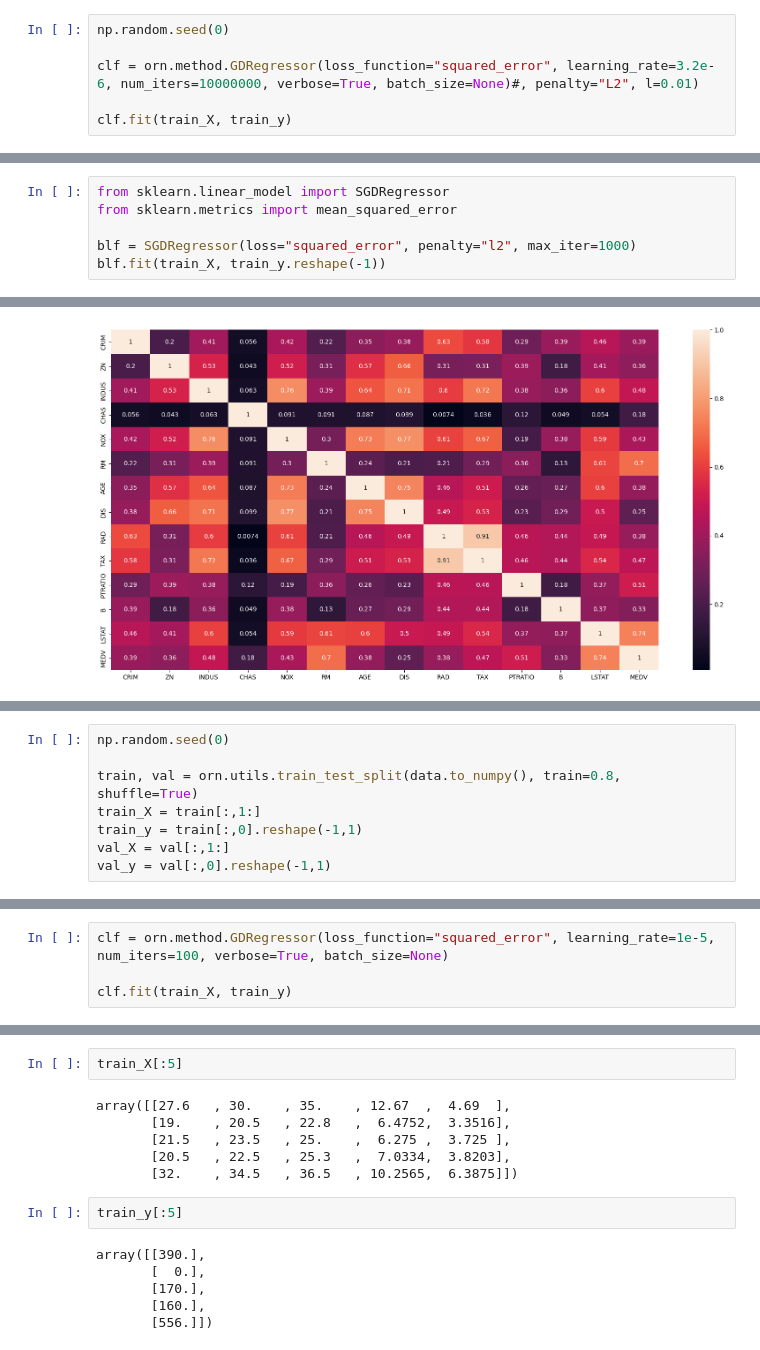
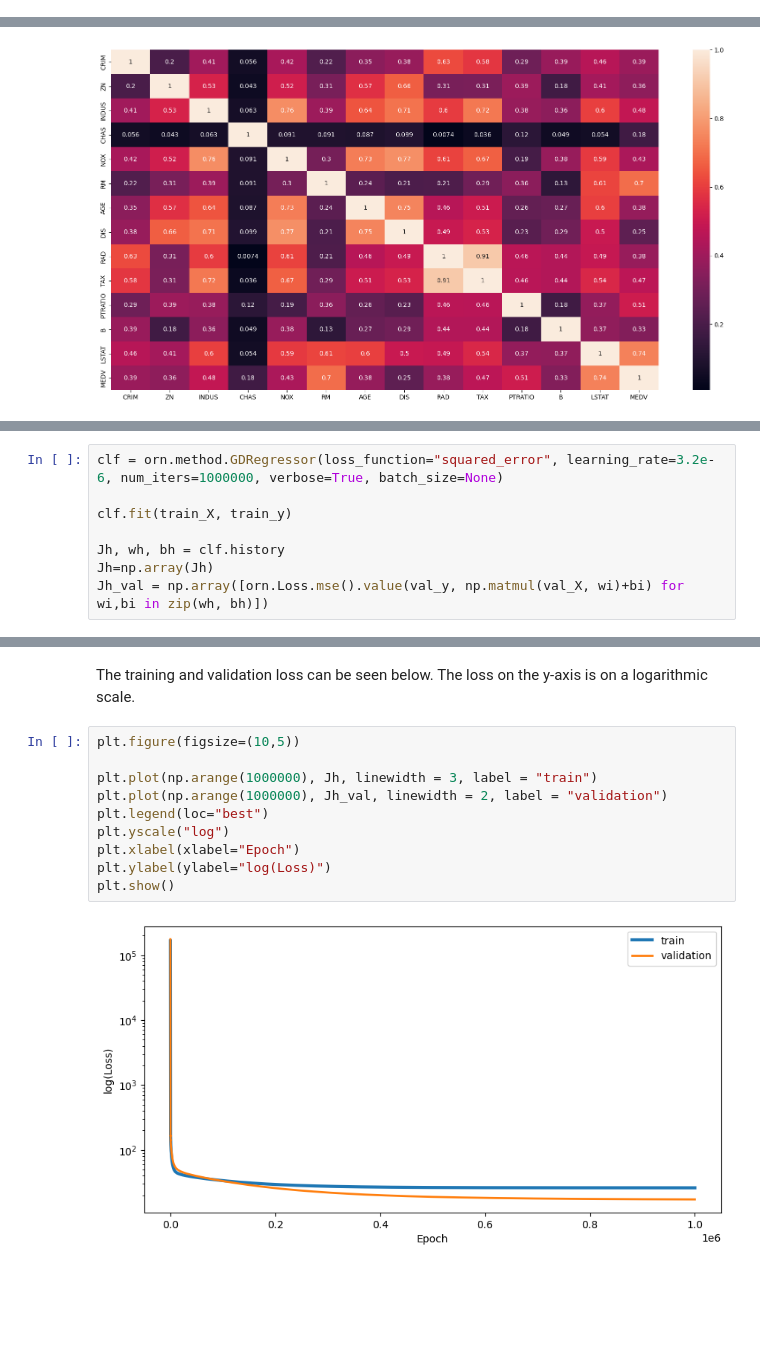
Before and after one commit to LaurinTim/OrionML, a Jupyter notebook: Examples/GDRegressor_example_Boston_housing.ipynb, the cells around one changed output, grey strips where cells are left out. Saved outputs shown, nothing was run; the diff lists cells and outputs as text; blank space fills up the shorter version.

Commit message:
GDRegressor improved housing example

```diff
--- a/Examples/GDRegressor_example_Boston_housing.ipynb
+++ b/Examples/GDRegressor_example_Boston_housing.ipynb
@@ -95,6 +94,0 @@ Now a object of type orn.method.GDRegressor is created and the training data is
-# %%
-np.random.seed(0)
-
-clf = orn.method.GDRegressor(loss_function="squared_error", learning_rate=3.2e-6, num_iters=10000000, verbose=True, batch_size=None)#, penalty="L2", l=0.01)
-
-clf.fit(train_X, train_y)
@@ -119,6 +94,0 @@ print(orn.Loss.mse().value(train_y, clf.predict(train_X)))
-# %%
-from sklearn.linear_model import SGDRegressor
-from sklearn.metrics import mean_squared_error
-
-blf = SGDRegressor(loss="squared_error", penalty="l2", max_iter=1000)
-blf.fit(train_X, train_y.reshape(-1))
@@ -184,8 +100,0 @@ Next, the random seed that numpy uses is set for reproducability. Then the data
-# %%
-np.random.seed(0)
-
-train, val = orn.utils.train_test_split(data.to_numpy(), train=0.8, shuffle=True)
-train_X = train[:,1:]
-train_y = train[:,0].reshape(-1,1)
-val_X = val[:,1:]
-val_y = val[:,0].reshape(-1,1)
@@ -194,5 +103,9 @@ Now a object of type orn.method.GDRegressor is created and the training data is
 # %%
-clf = orn.method.GDRegressor(loss_function="squared_error", learning_rate=1e-5, num_iters=100, verbose=True, batch_size=None)
+clf = orn.method.GDRegressor(loss_function="squared_error", learning_rate=3.2e-6, num_iters=1000000, verbose=True, batch_size=None)
 
 clf.fit(train_X, train_y)
+
+Jh, wh, bh = clf.history
+Jh=np.array(Jh)
+Jh_val = np.array([orn.Loss.mse().value(val_y, np.matmul(val_X, wi)+bi) for wi,bi in zip(wh, bh)])
 # %% [output]
@@ -244,16 +122,14 @@ array([[ 112.28119399],
-# %%
-train_X[:5]
-# %% [output]
-array([[27.6   , 30.    , 35.    , 12.67  ,  4.69  ],
-       [19.    , 20.5   , 22.8   ,  6.4752,  3.3516],
-       [21.5   , 23.5   , 25.    ,  6.275 ,  3.725 ],
-       [20.5   , 22.5   , 25.3   ,  7.0334,  3.8203],
-       [32.    , 34.5   , 36.5   , 10.2565,  6.3875]])
-# %%
-train_y[:5]
-# %% [output]
-array([[390.],
-       [  0.],
-       [170.],
-       [160.],
-       [556.]])
+# %% [markdown]
+The training and validation loss can be seen below. The loss on the y-axis is on a logarithmic scale.
+# %%
+plt.figure(figsize=(10,5))
+
+plt.plot(np.arange(1000000), Jh, linewidth = 3, label = "train")
+plt.plot(np.arange(1000000), Jh_val, linewidth = 2, label = "validation")
+plt.legend(loc="best")
+plt.yscale("log")
+plt.xlabel(xlabel="Epoch")
+plt.ylabel(ylabel="log(Loss)")
+plt.show()
+# %% [output]
+[figure, added]
```
Also changed, not shown: parts of 25 cells of this notebook.
